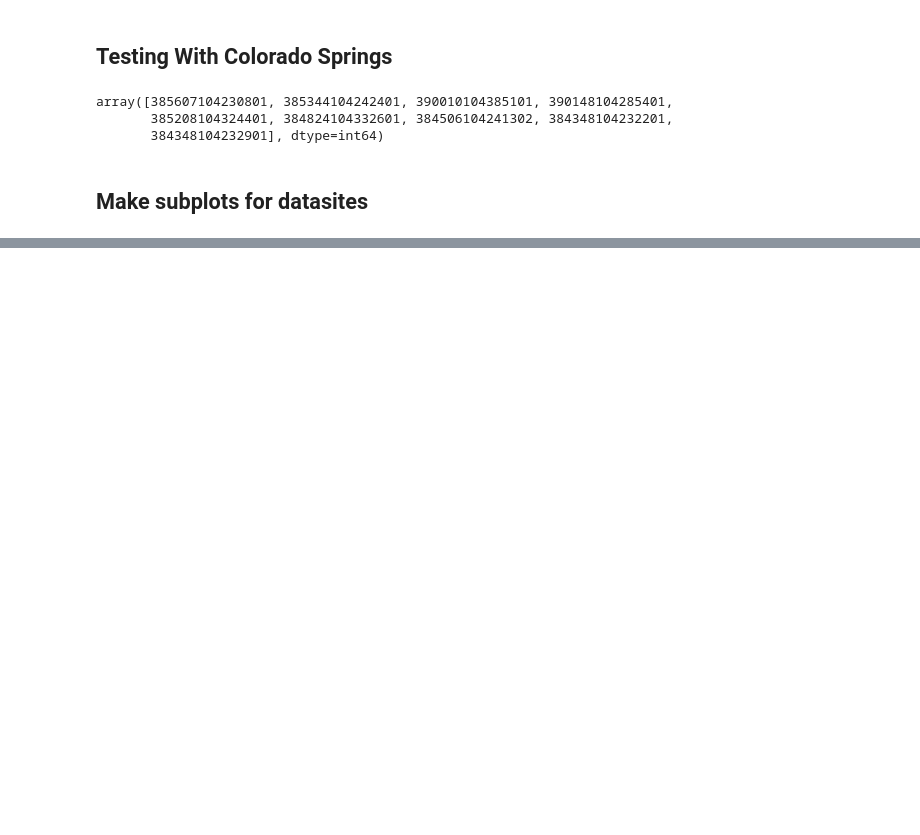
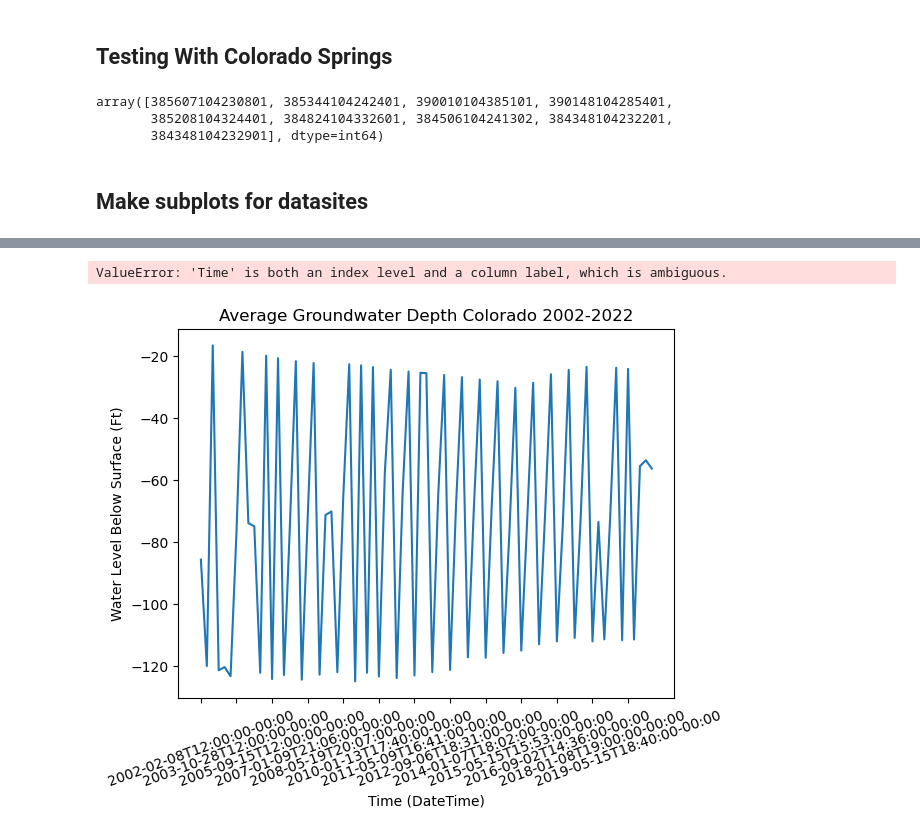
Before and after one commit to AaronCJimeny/FP04-groundwater, a Jupyter notebook: dev_notebooks/Dev_Groundwater.ipynb, the cells around one changed output, grey strips where cells are left out. Cells and saved outputs as stored; diff of their text form; code cells hidden in the pictures; blank space fills up the shorter version.

```diff
--- a/dev_notebooks/Dev_Groundwater.ipynb
+++ b/dev_notebooks/Dev_Groundwater.ipynb
@@ -239,0 +193,12 @@ Text(0, 0.5, 'Water Level')
+# %%
+gr_Colorado = pd.read_csv("../data/groundwater_data/USGS_ColoradoSprings/WATERLEVEL.csv")
+gr_Colorado.append(pd.read_csv("../data/groundwater_data/USGS_Rio_Grande/WATERLEVEL.csv"))
+gr_Colorado.append(pd.read_csv("../data/groundwater_data/USGS_Ogallala_Colorado/WATERLEVEL.csv"))
+
+gr_Colorado_filtered = gr_Colorado[gr_Colorado['Original Value'] < 2000]
+gr_Colorado_filtered.drop_duplicates()
+gr_Colorado_filtered['mean'] = gr_Colorado_filtered.groupby("Time")['Original Value'].transform('mean')
+gr_Colorado_filtered = gr_Colorado_filtered[gr_Colorado_filtered['Original Value'].ne(gr_Colorado_filtered['Original Value'].shift())]
+gr_Colorado_filtered
+gr_Colorado_filtered = gr_Colorado_filtered.sort_values(by='Time', ascending=True)
+gr_Colorado_filtered.index = pd.to_datetime(gr_Colorado_filtered["Time"])
@@ -239,0 +211,14 @@ Text(0, 0.5, 'Water Level')
+# %%
+gr_Colorado_filtered = gr_Colorado_filtered.sort_values(by='Time', ascending=True)
+gr_Colorado_filtered.index = pd.to_datetime(gr_Colorado_filtered["Time"])
+# %% [output]
+ValueError: 'Time' is both an index level and a column label, which is ambiguous.
+# %%
+fig = plt.plot(gr_Colorado_filtered["Time"][::4], - gr_Colorado_filtered["Original Value"][::4])
+plt.xticks(gr_Colorado_filtered["Time"][::24],rotation=20)
+plt.title("Average Groundwater Depth Colorado 2002-2022")
+plt.xlabel("Time (DateTime)")
+plt.ylabel("Water Level Below Surface (Ft)")
+plt.savefig("../Colorado_GWL_2002-2022", bbox_inches = 'tight')
+# %% [output]
+[figure, added]
```
Also changed, not shown: parts of 27 cells of this notebook, 1 other file.
